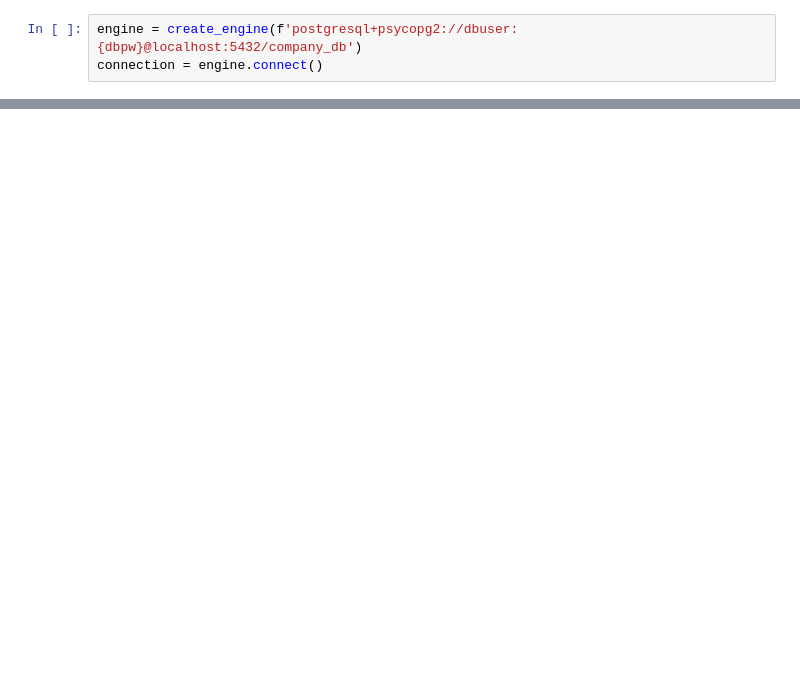
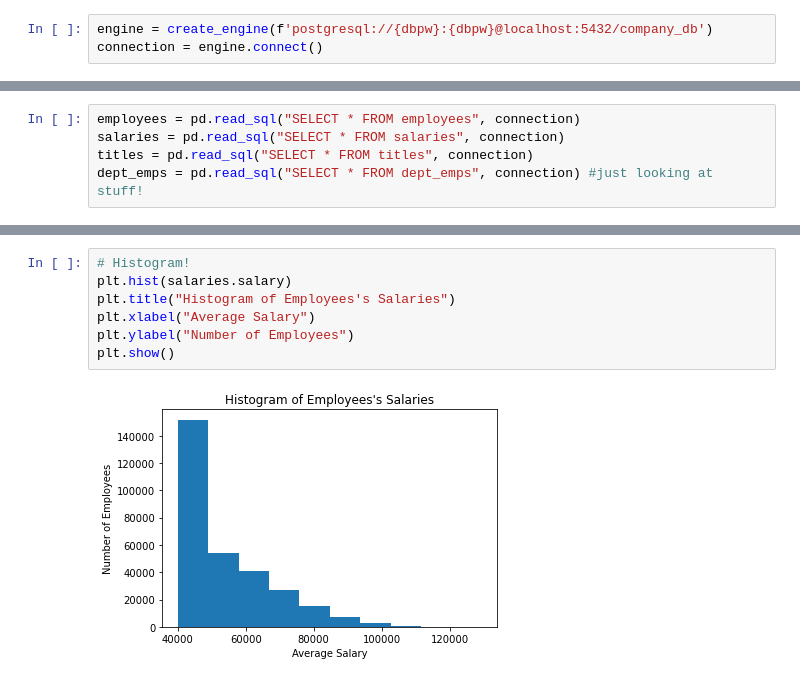
Before and after one commit to joshuadroid/sql-challenge, a Jupyter notebook: bonus.ipynb, the cells around one changed output, grey strips where cells are left out. Cells and saved outputs as stored; diff of their text form; blank space fills up the shorter version.

```diff
--- a/bonus.ipynb
+++ b/bonus.ipynb
@@ -4,5 +4,5 @@ import pandas as pd
 from sqlalchemy import create_engine
 from config import dbpw
 # %%
-engine = create_engine(f'postgresql+psycopg2://dbuser:{dbpw}@localhost:5432/company_db')
+engine = create_engine(f'postgresql://{dbpw}:{dbpw}@localhost:5432/company_db')
 connection = engine.connect()
@@ -12,0 +9,5 @@ OperationalError: (psycopg2.OperationalError) FATAL:  password authentication fa
+# %%
+employees = pd.read_sql("SELECT * FROM employees", connection)
+salaries = pd.read_sql("SELECT * FROM salaries", connection)
+titles = pd.read_sql("SELECT * FROM titles", connection)
+dept_emps = pd.read_sql("SELECT * FROM dept_emps", connection) #just looking at stuff!
@@ -12,0 +27,9 @@ OperationalError: (psycopg2.OperationalError) FATAL:  password authentication fa
+# %%
+# Histogram!
+plt.hist(salaries.salary)
+plt.title("Histogram of Employees's Salaries")
+plt.xlabel("Average Salary")
+plt.ylabel("Number of Employees")
+plt.show()
+# %% [output]
+[figure, added]
```
Also changed, not shown: parts of 6 cells of this notebook.
